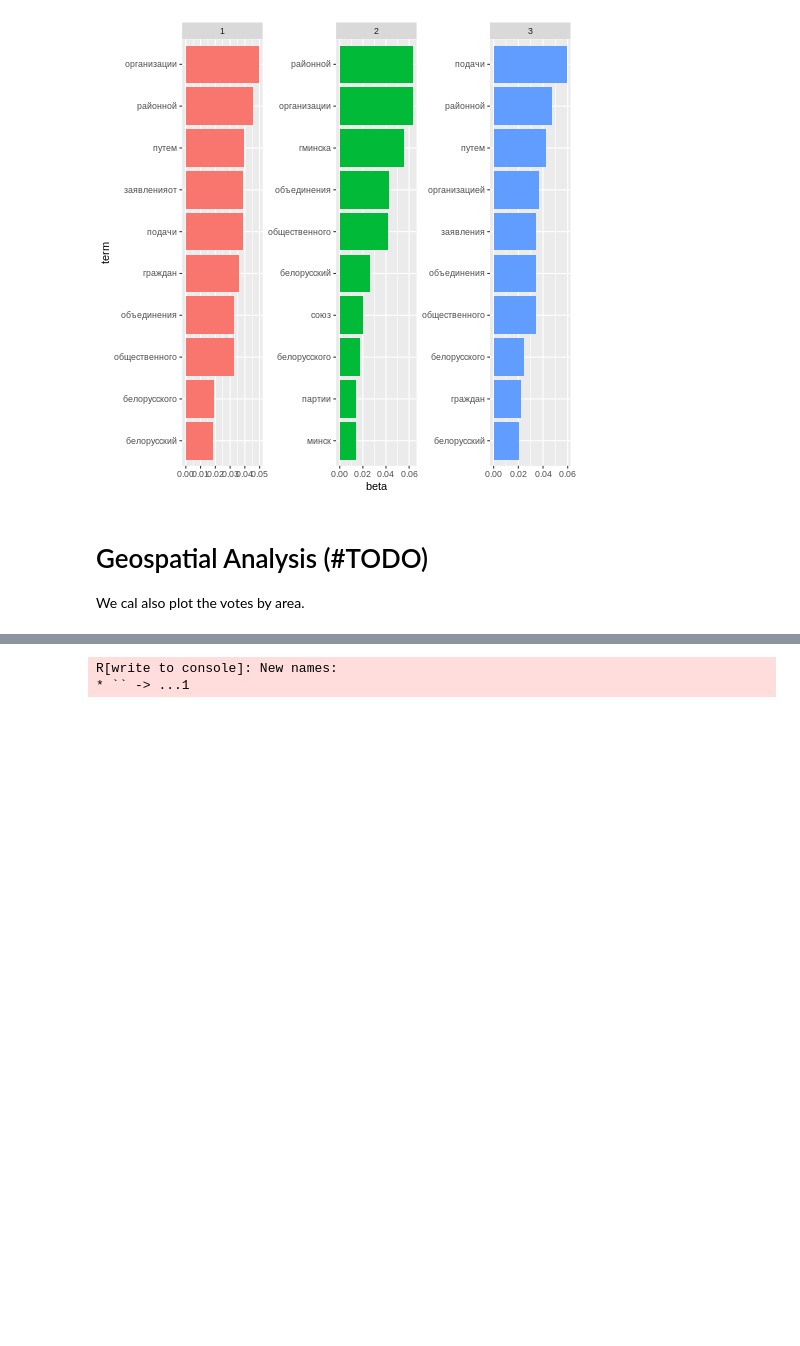
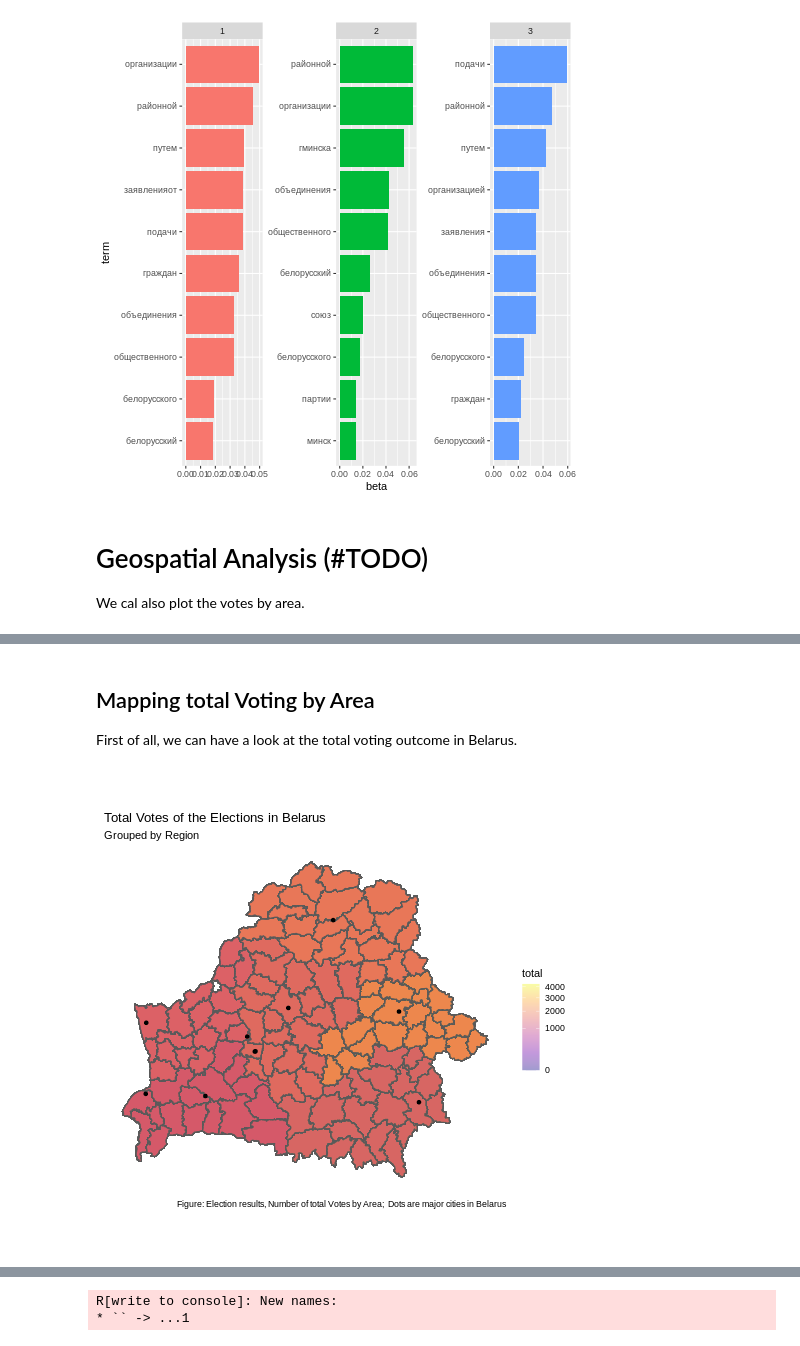
Before and after one commit to danielsaggau/Elections-Belarus, a Jupyter notebook: Belarus_ML_Full_Analysis.ipynb, the cells around one changed output, grey strips where cells are left out. Cells and saved outputs as stored; diff of their text form; code cells hidden in the pictures; blank space fills up the shorter version.

```diff
--- a/Belarus_ML_Full_Analysis.ipynb
+++ b/Belarus_ML_Full_Analysis.ipynb
@@ -663,7 +648,8 @@ HTTP           FALSE FALSE      TRUE      TRUE FALSE
 # %%
 %%R
-
 geo = st_read("BLR_adm2.shp")
 road = st_read("BLR_roads.shp")
-data <- read_excel("df_merge_d.xlsx")
-summary(data)
+data <- read_excel("df_merge_no.xlsx")
+geo$NAME_1[geo$NAME_1 == "Homyel'"] <- 'Homyel'
+geo$NAME_1
+cities = st_read("Belarus.kml")
@@ -759,0 +662,32 @@ ggraph(trigram_graph, layout = "fr") +
+# %%
+%%R
+library(stringr)
+colnames(data)[3:14] = c("total", "received","took_part","part_early","part_residence","part_electionday", "dropped","against_all","invalid","commission","spoiled","unused")
+
+data$region = str_to_title(data$region)
+head(geo)
+
+data$region[data$region == 'Brestskaya'] <- 'Brest'
+data$region[data$region == 'Vitebskaya'] <-'Vitsyebsk'
+data$region[data$region == 'Miskaya'] <- 'Minsk'
+data$region[data$region == 'Mogilevskaya'] <- "Mahilyow"
+data$region[data$region == 'Gomelskaya']   <- "Homyel"
+data$region[data$region == 'Grodnenskaya'] <- "Hrodna"
+
+merge = merge(geo, data, by.x= 'NAME_1', by.y='region')
+# %% [markdown]
+## Mapping total Voting by Area
+
+First of all, we can have a look at the total voting outcome in Belarus.
+# %%
+%%R
+library(ggplot2)
+plot = ggplot() + geom_sf(data= merge, mapping = aes(geometry = geometry)) + geom_sf(data = merge, mapping = aes(geometry = geometry, fill = total)) + scale_fill_viridis_c(option="C", trans = "sqrt", alpha = .4,
+                      limits=c(0, max(merge$total))) + geom_sf(data = cities) + theme(panel.background = element_rect(fill = "white"),
+        axis.title = element_blank(), axis.text = element_blank(), axis.ticks = element_blank()) + ggtitle("Total Votes of the Elections in Belarus",
+          subtitle = "Grouped by Region") +
+  labs(caption = "Figure: Election results, Number of total Votes by Area;  Dots are major cities in Belarus",
+       x = "longitude", y = "latitude")
+plot
+# %% [output]
+[figure, added]
```
Also changed, not shown: parts of 27 cells of this notebook.
